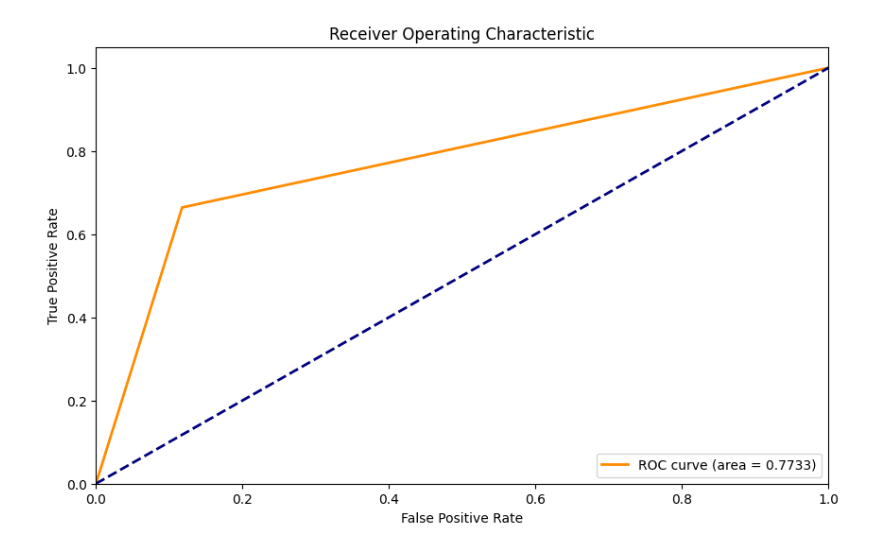
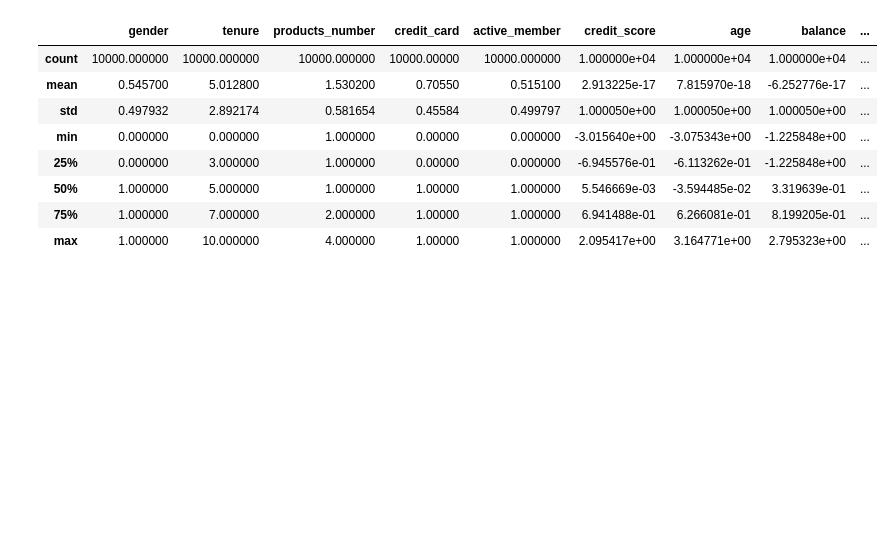
Before and after one commit to SKNETWORKS-FAMILY-AICAMP/SKN10-2nd-1Team, a Jupyter notebook: run.ipynb, the cells around one changed output. Saved outputs shown, nothing was run; the diff lists cells and outputs as text; code cells hidden in the pictures; blank space fills up the shorter version.

```diff
--- a/run.ipynb
+++ b/run.ipynb
@@ -69,6 +55,12 @@ feature_importance(model, X_train)
-# %%
-from utils import roc_auc_curve_plt
-
-roc_auc_curve_plt(y_test, y_pred)
-# %% [output]
-[figure, removed]
+# %%
+X.describe()
+# %% [output]
+|  | gender | tenure | products_number | credit_card | active_member | credit_score | age | balance | ... |
+| count | 10000.000000 | 10000.000000 | 10000.000000 | 10000.00000 | 10000.000000 | 1.000000e+04 | 1.000000e+04 | 1.000000e+04 | ... |
+| mean | 0.545700 | 5.012800 | 1.530200 | 0.70550 | 0.515100 | 2.913225e-17 | 7.815970e-18 | -6.252776e-17 | ... |
+| std | 0.497932 | 2.892174 | 0.581654 | 0.45584 | 0.499797 | 1.000050e+00 | 1.000050e+00 | 1.000050e+00 | ... |
+| min | 0.000000 | 0.000000 | 1.000000 | 0.00000 | 0.000000 | -3.015640e+00 | -3.075343e+00 | -1.225848e+00 | ... |
+| 25% | 0.000000 | 3.000000 | 1.000000 | 0.00000 | 0.000000 | -6.945576e-01 | -6.113262e-01 | -1.225848e+00 | ... |
+| 50% | 1.000000 | 5.000000 | 1.000000 | 1.00000 | 1.000000 | 5.546669e-03 | -3.594485e-02 | 3.319639e-01 | ... |
+| 75% | 1.000000 | 7.000000 | 2.000000 | 1.00000 | 1.000000 | 6.941488e-01 | 6.266081e-01 | 8.199205e-01 | ... |
+| max | 1.000000 | 10.000000 | 4.000000 | 1.00000 | 1.000000 | 2.095417e+00 | 3.164771e+00 | 2.795323e+00 | ... |
```
Also changed, not shown: parts of 9 cells of this notebook, 13 other files.
